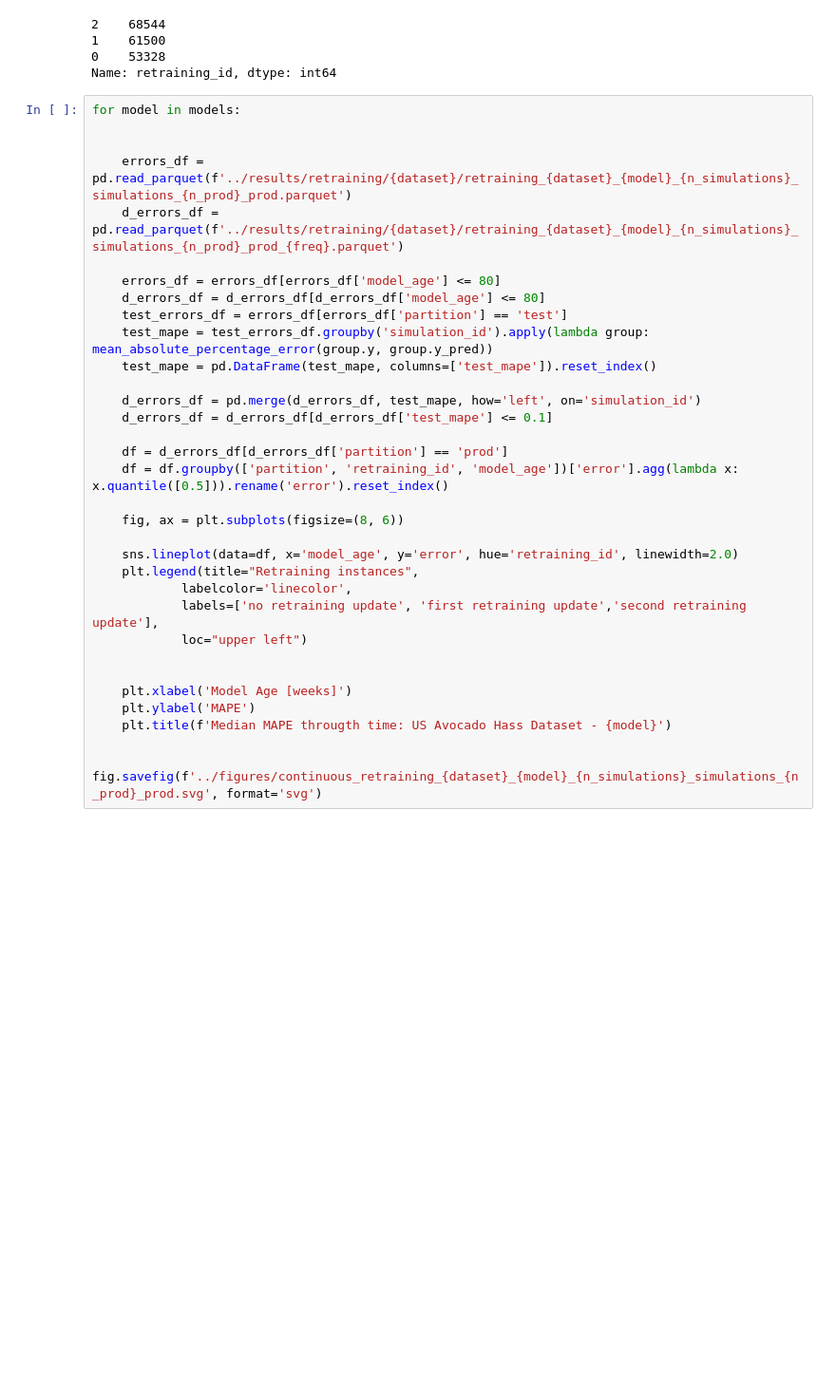
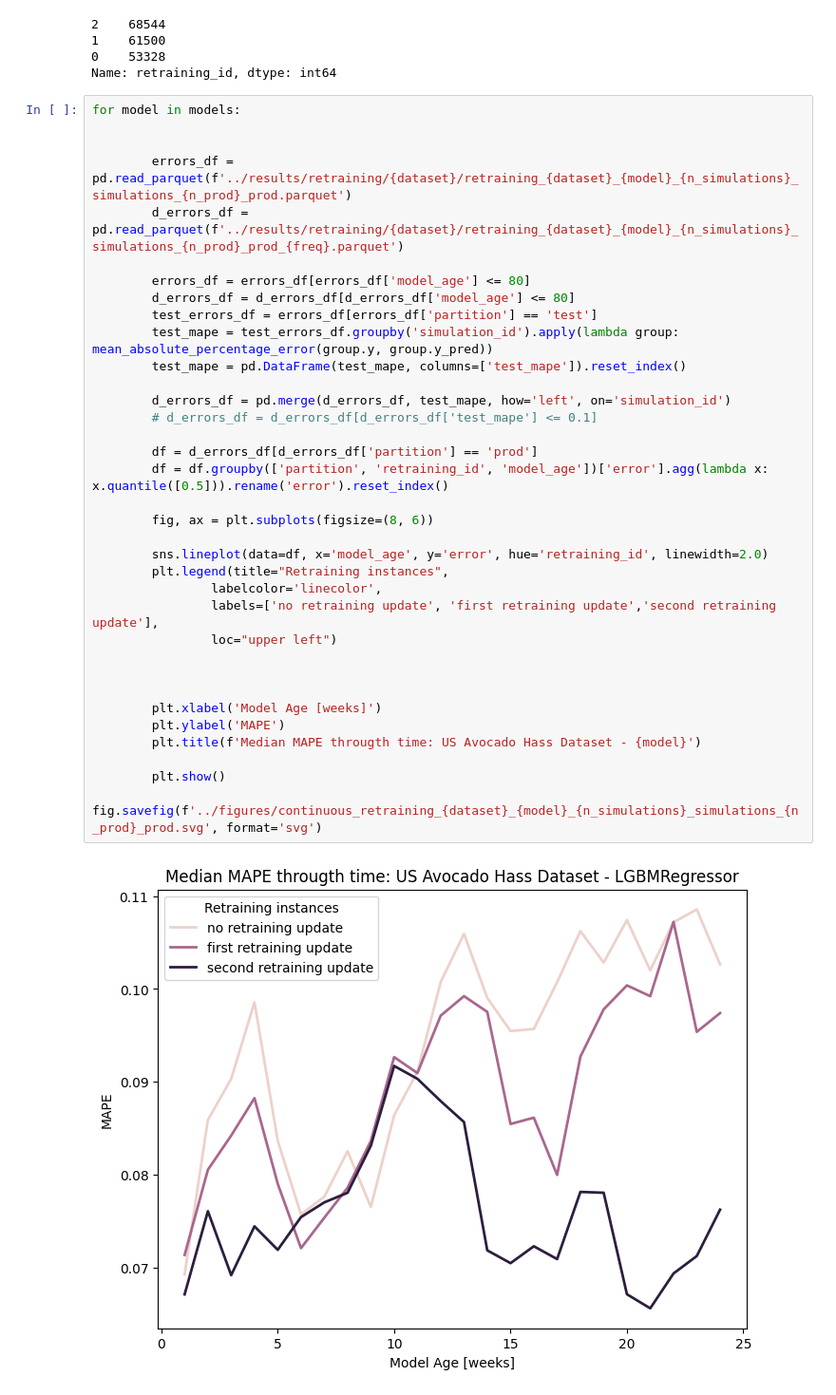
Before and after one commit to santiviquez/ageml, a Jupyter notebook: notebooks/avocado_retraining_results.ipynb, the cells around one changed output. Shown at 95% size. Drawn from its saved outputs; the diff is of its cells as text; blank space fills up the shorter version.

```diff
--- a/notebooks/avocado_retraining_results.ipynb
+++ b/notebooks/avocado_retraining_results.ipynb
@@ -39,33 +39,37 @@ Name: retraining_id, dtype: int64
 # %%
 for model in models:
 
 
-    errors_df = pd.read_parquet(f'../results/retraining/{dataset}/retraining_{dataset}_{model}_{n_simulations}_simulations_{n_prod}_prod.parquet')
-    d_errors_df = pd.read_parquet(f'../results/retraining/{dataset}/retraining_{dataset}_{model}_{n_simulations}_simulations_{n_prod}_prod_{freq}.parquet')
+        errors_df = pd.read_parquet(f'../results/retraining/{dataset}/retraining_{dataset}_{model}_{n_simulations}_simulations_{n_prod}_prod.parquet')
+        d_errors_df = pd.read_parquet(f'../results/retraining/{dataset}/retraining_{dataset}_{model}_{n_simulations}_simulations_{n_prod}_prod_{freq}.parquet')
 
-    errors_df = errors_df[errors_df['model_age'] <= 80]
-    d_errors_df = d_errors_df[d_errors_df['model_age'] <= 80]
-    test_errors_df = errors_df[errors_df['partition'] == 'test']
-    test_mape = test_errors_df.groupby('simulation_id').apply(lambda group: mean_absolute_percentage_error(group.y, group.y_pred))
-    test_mape = pd.DataFrame(test_mape, columns=['test_mape']).reset_index()
+        errors_df = errors_df[errors_df['model_age'] <= 80]
+        d_errors_df = d_errors_df[d_errors_df['model_age'] <= 80]
+        test_errors_df = errors_df[errors_df['partition'] == 'test']
+        test_mape = test_errors_df.groupby('simulation_id').apply(lambda group: mean_absolute_percentage_error(group.y, group.y_pred))
+        test_mape = pd.DataFrame(test_mape, columns=['test_mape']).reset_index()
 
-    d_errors_df = pd.merge(d_errors_df, test_mape, how='left', on='simulation_id')
-    d_errors_df = d_errors_df[d_errors_df['test_mape'] <= 0.1]
+        d_errors_df = pd.merge(d_errors_df, test_mape, how='left', on='simulation_id')
+        # d_errors_df = d_errors_df[d_errors_df['test_mape'] <= 0.1]
 
-    df = d_errors_df[d_errors_df['partition'] == 'prod']
-    df = df.groupby(['partition', 'retraining_id', 'model_age'])['error'].agg(lambda x: x.quantile([0.5])).rename('error').reset_index()
+        df = d_errors_df[d_errors_df['partition'] == 'prod']
+        df = df.groupby(['partition', 'retraining_id', 'model_age'])['error'].agg(lambda x: x.quantile([0.5])).rename('error').reset_index()
 
-    fig, ax = plt.subplots(figsize=(8, 6))
+        fig, ax = plt.subplots(figsize=(8, 6))
 
-    sns.lineplot(data=df, x='model_age', y='error', hue='retraining_id', linewidth=2.0)
-    plt.legend(title="Retraining instances",
-            labelcolor='linecolor',
-            labels=['no retraining update', 'first retraining update','second retraining update'],
-            loc="upper left")
+        sns.lineplot(data=df, x='model_age', y='error', hue='retraining_id', linewidth=2.0)
+        plt.legend(title="Retraining instances",
+                labelcolor='linecolor',
+                labels=['no retraining update', 'first retraining update','second retraining update'],
+                loc="upper left")
 
 
-    plt.xlabel('Model Age [weeks]')
-    plt.ylabel('MAPE')
-    plt.title(f'Median MAPE througth time: US Avocado Hass Dataset - {model}')
 
-    fig.savefig(f'../figures/continuous_retraining_{dataset}_{model}_{n_simulations}_simulations_{n_prod}_prod.svg', format='svg')
+        plt.xlabel('Model Age [weeks]')
+        plt.ylabel('MAPE')
+        plt.title(f'Median MAPE througth time: US Avocado Hass Dataset - {model}')
+
+        plt.show()
+        fig.savefig(f'../figures/continuous_retraining_{dataset}_{model}_{n_simulations}_simulations_{n_prod}_prod.svg', format='svg')
+# %% [output]
+[figure, added]
```
Also changed, not shown: parts of 1 cell of this notebook, 3 other files.
